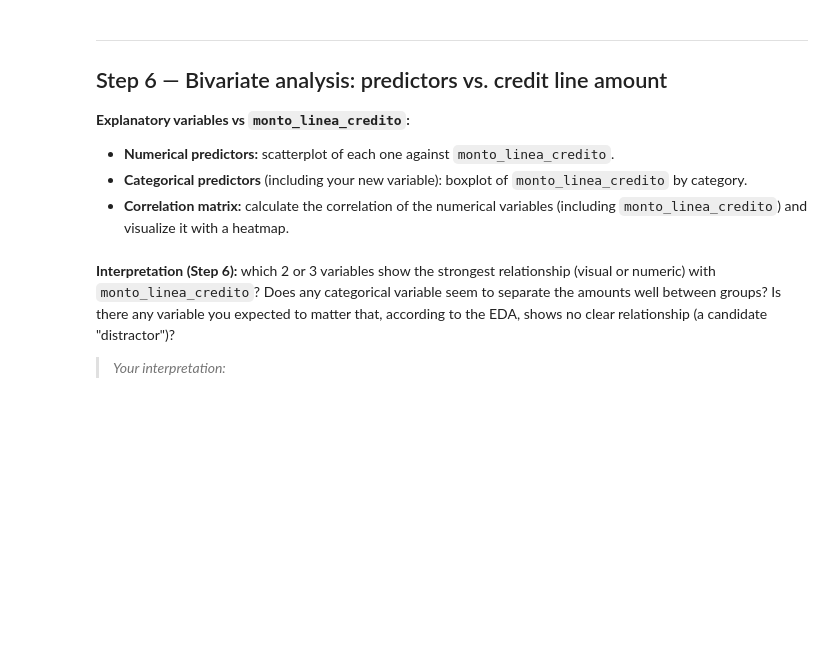
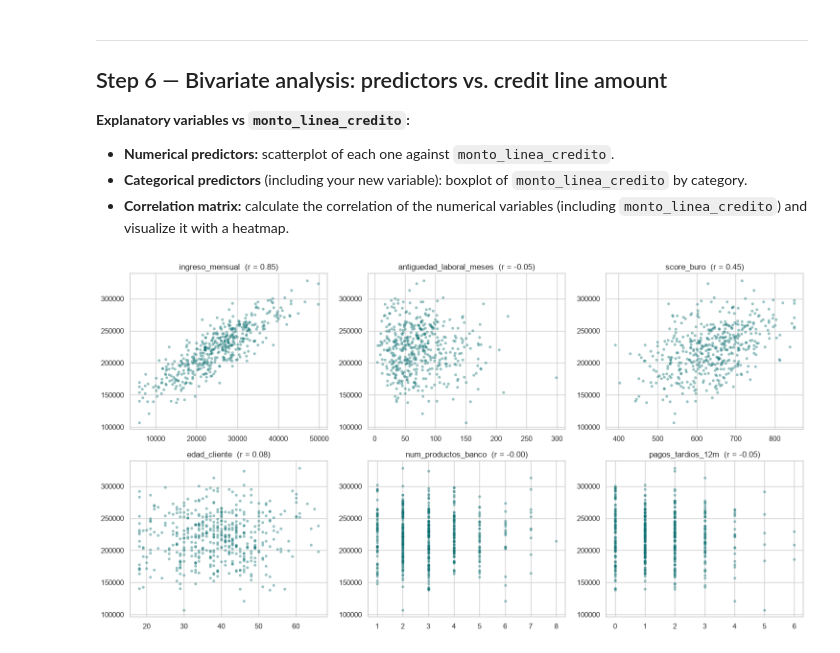
Before and after one commit to RemiH06/AdR, a Jupyter notebook: Tareas/HW3_EDA_Customer_Credit.ipynb, the cells around one changed output. Saved outputs shown, nothing was run; the diff lists cells and outputs as text; code cells hidden in the pictures; blank space fills up the shorter version.

```diff
--- a/Tareas/HW3_EDA_Customer_Credit.ipynb
+++ b/Tareas/HW3_EDA_Customer_Credit.ipynb
@@ -323,0 +459,13 @@ customers?
+# %%
+print(cdf["pagos_tardios_12m"].value_counts().sort_index())
+
+def clasifica_historial(n):
+    if n <= 1:
+        return "Bueno"
+    elif n <= 3:
+        return "Regular"
+    else:
+        return "Malo"
+
+cdf["historial_pagos"] = cdf["pagos_tardios_12m"].apply(clasifica_historial)
+cdf["historial_pagos"].value_counts()
@@ -334,11 +516,15 @@ customers?
 - **Correlation matrix:** calculate the correlation of the numerical
   variables (including `monto_linea_credito`) and visualize it with a
   heatmap.
-# %% [markdown]
-**Interpretation (Step 6):** which 2 or 3 variables show the strongest
-relationship (visual or numeric) with `monto_linea_credito`? Does any
-categorical variable seem to separate the amounts well between groups? Is
-there any variable you expected to matter that, according to the EDA, shows
-no clear relationship (a candidate "distractor")?
-
-> _Your interpretation:_
+# %%
+# Numerical predictors vs monto_linea_credito
+fig, axes = plt.subplots(2, 3, figsize=(15, 8))
+for ax, col in zip(axes.ravel(), num_cols):
+    ax.scatter(cdf[col], cdf["monto_linea_credito"], s=10, alpha=0.35, color=TEAL)
+    r = cdf[col].corr(cdf["monto_linea_credito"])
+    ax.set_title(f"{col}  (r = {r:.2f})")
+    ax.set_xlabel("")
+plt.tight_layout()
+plt.show()
+# %% [output]
+[figure, added]
```
Also changed, not shown: parts of 21 cells of this notebook, 2 other files.
